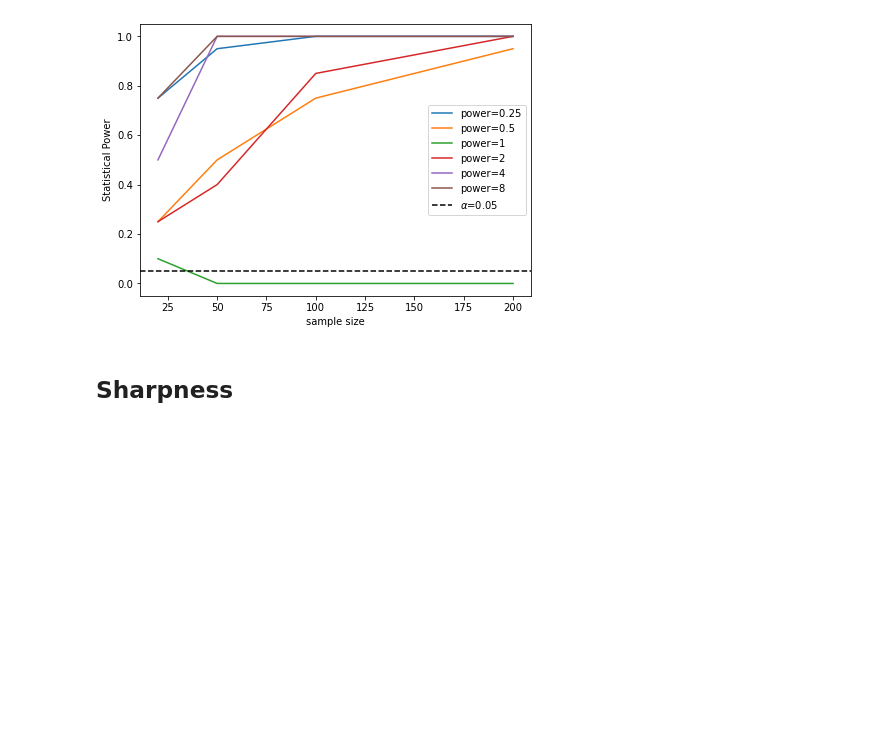
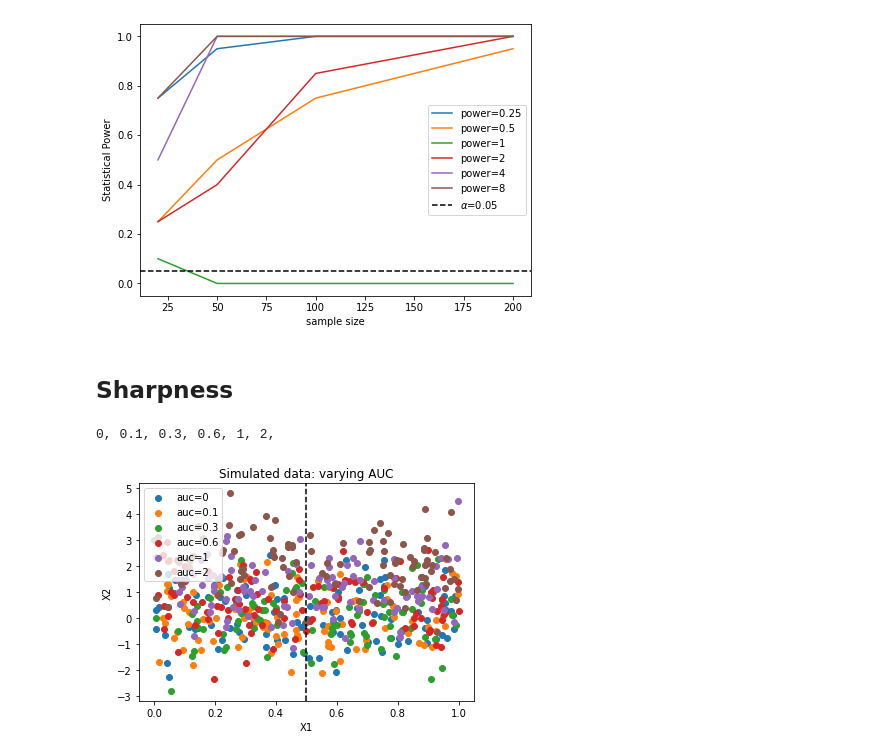
Before and after one commit to rflperry/sparse_shift, a Jupyter notebook: notebooks/03-kcd_benchmarking.ipynb, the cells around one changed output. Drawn from its saved outputs; the diff is of its cells as text; code cells hidden in the pictures; blank space fills up the shorter version.

```diff
--- a/notebooks/03-kcd_benchmarking.ipynb
+++ b/notebooks/03-kcd_benchmarking.ipynb
@@ -388,4 +385,23 @@ def simulate_peaking(n, alpha, random_state=None, auc=1):
     y = np.hstack((y1, y2)).astype(int)
 
     return X, y
+# %%
+aucs = [0, 0.1, 0.3, 0.6, 1, 2]
+power = 0
+f, ax = plt.subplots(1, 1)
+for auc in aucs:
+    print(auc, end=', ')
+    X, y = simulate_peaking(100, alpha=power, auc=auc)
+    idx = np.where(y == 1)[0]
+    plt.scatter(X[idx, 0], X[idx, 1], label=f'auc={auc}')
+plt.xlabel('X1')
+plt.ylabel('X2')
+plt.title('Simulated data: varying AUC')
+ax.legend()
+# plt.yscale('symlog')
+plt.axvline(0.5, ls='--', c='black')
+plt.show()
+# %% [output]
+0, 0.1, 0.3, 0.6, 1, 2,
+[figure, added]
 # %%
```
Also changed, not shown: parts of 15 cells of this notebook, 12 other files.
